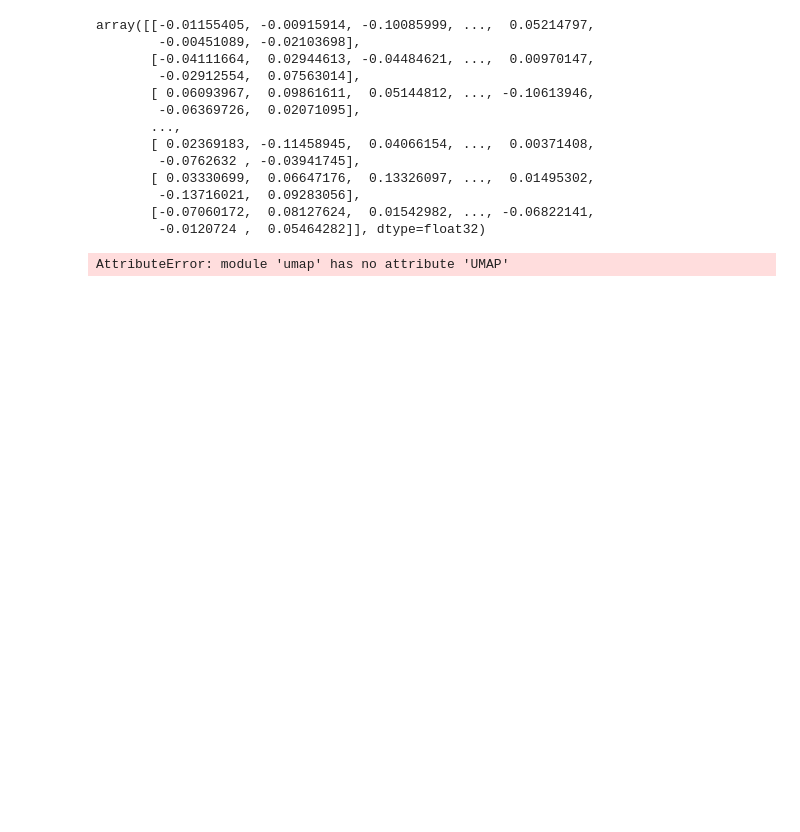
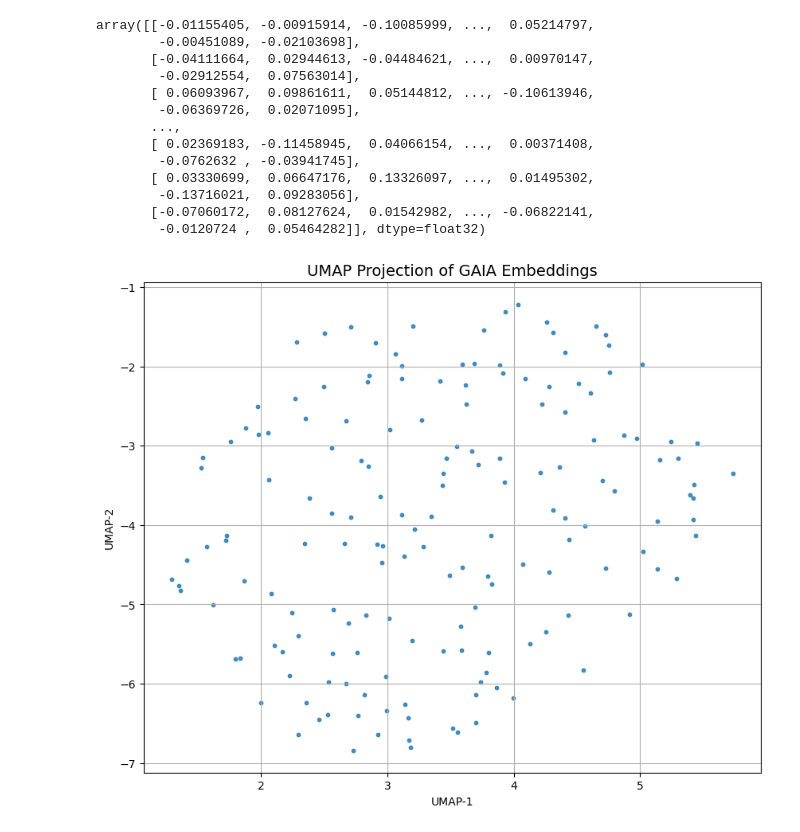
Before and after one commit to Jerryson520/agent, a Jupyter notebook: Exploration.ipynb, the cells around one changed output. Drawn from its saved outputs; the diff is of its cells as text; code cells hidden in the pictures; blank space fills up the shorter version.

```diff
--- a/Exploration.ipynb
+++ b/Exploration.ipynb
@@ -239,41 +262,33 @@ array([[-0.01155405, -0.00915914, -0.10085999, ...,  0.05214797,
        [-0.07060172,  0.08127624,  0.01542982, ..., -0.06822141,
         -0.0120724 ,  0.05464282]], dtype=float32)
 # %%
-import umap
+from umap.umap_ import UMAP
 import matplotlib.pyplot as plt
 import numpy as np
 
-# If you haven't installed umap-learn:
-# pip install umap-learn
-
-# Assuming embeddings is your (n_samples, 768) NumPy array
-# Optional: if not normalized already, you can skip normalize_embeddings=True during encode and normalize here:
-# from sklearn.preprocessing import normalize
-# embeddings = normalize(embeddings)
-
-# --------- Step 1: UMAP dimensionality reduction ---------
-reducer = umap.UMAP(
+# Step 1: UMAP dimensionality reduction
+reducer = UMAP(
     n_neighbors=15,       # smaller = more local, higher = more global
     min_dist=0.1,         # how tightly points are packed
     n_components=2,       # 2D or 3D
     metric='cosine',      # same as you used for DBSCAN
     random_state=42
 )
 embedding_2d = reducer.fit_transform(embeddings)
 
-# --------- Step 2: Plot (2D) ---------
+# Step 2: Plot (2D)
 plt.figure(figsize=(10, 8))
 plt.scatter(
     embedding_2d[:, 0],
     embedding_2d[:, 1],
     s=10,
     cmap='Spectral',
     alpha=0.8
 )
 plt.title("UMAP Projection of GAIA Embeddings", fontsize=14)
 plt.xlabel("UMAP-1")
 plt.ylabel("UMAP-2")
 plt.grid(True)
 plt.show()
 # %% [output]
-AttributeError: module 'umap' has no attribute 'UMAP'
+[figure, added]
```
Also changed, not shown: parts of 6 cells of this notebook, 2 other files.
